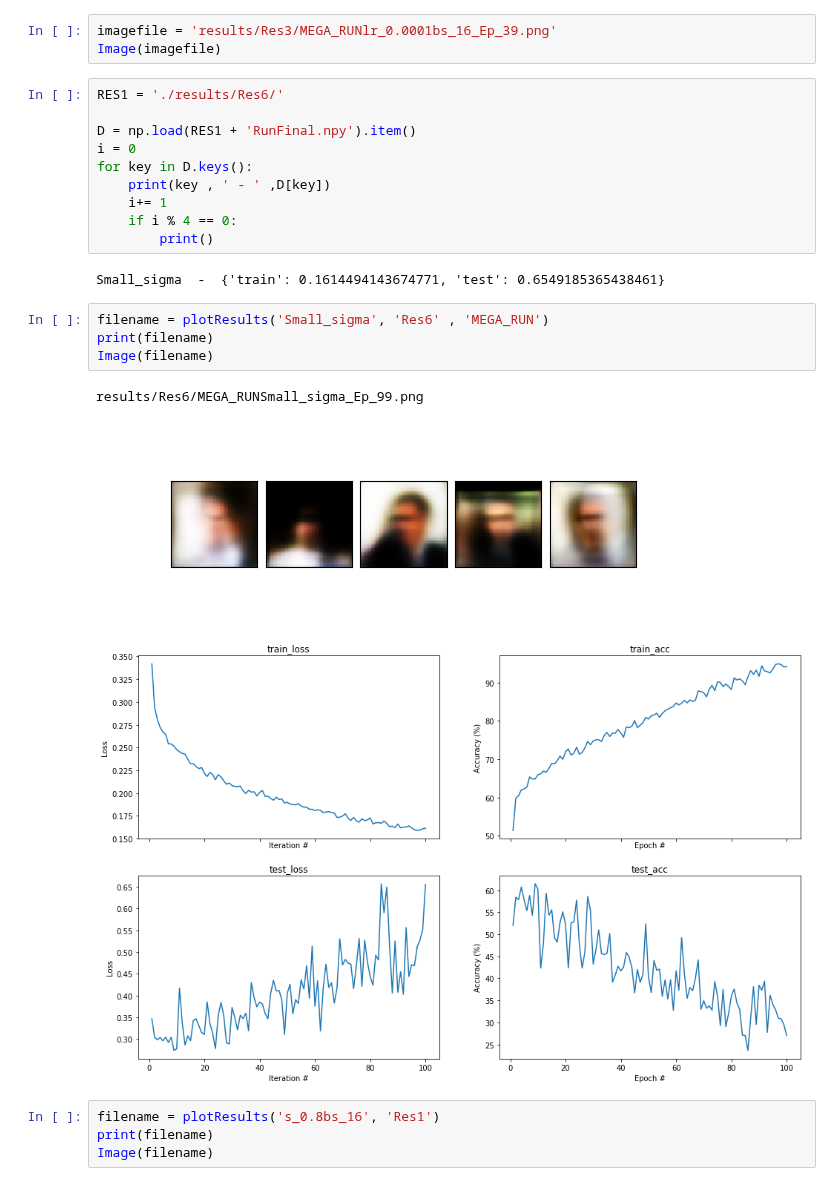
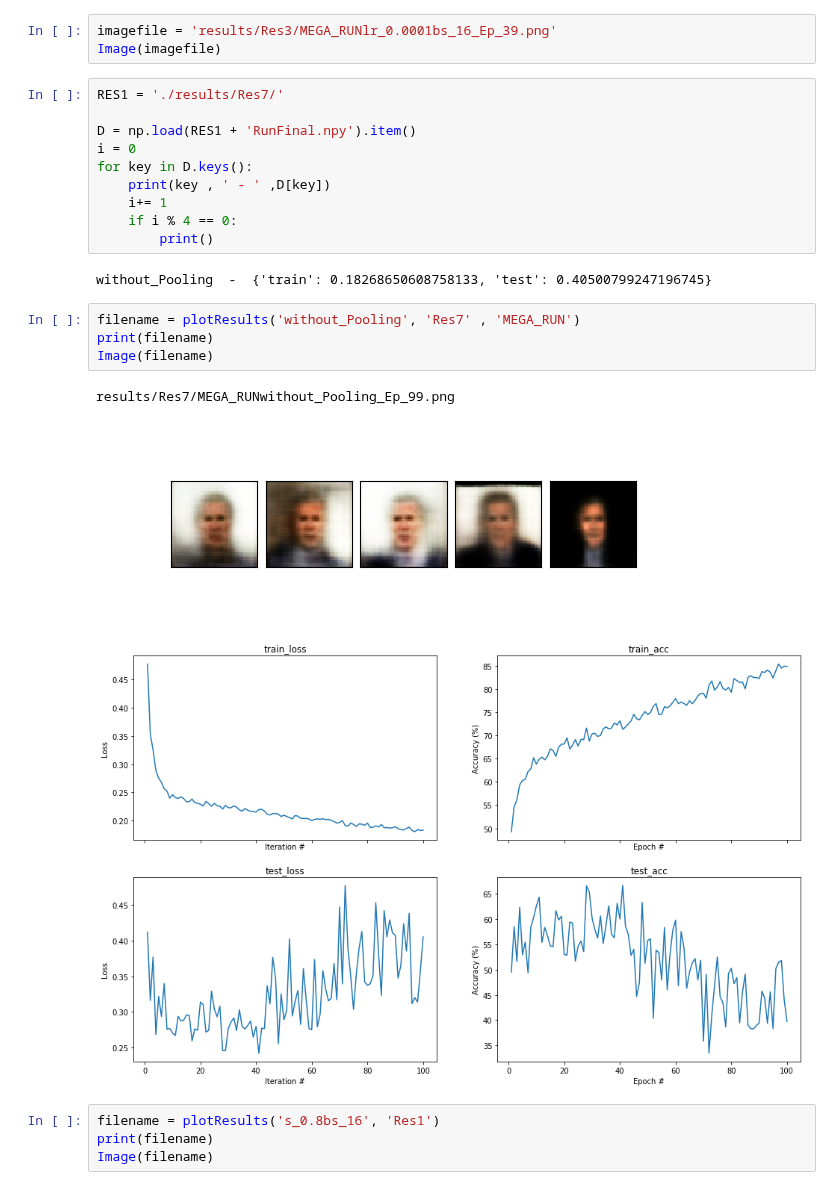
Before and after one commit to natsala13/cs236605-hw3, a Jupyter notebook: Part2_VAE.ipynb, the cells around one changed output. Drawn from its saved outputs; the diff is of its cells as text.

```diff
--- a/Part2_VAE.ipynb
+++ b/Part2_VAE.ipynb
@@ -533,7 +533,7 @@ def plotResults(description,RunName,init_name):
 imagefile = 'results/Res3/MEGA_RUNlr_0.0001bs_16_Ep_39.png'
 Image(imagefile)
 # %%
-RES1 = './results/Res6/'
+RES1 = './results/Res7/'
 
 D = np.load(RES1 + 'RunFinal.npy').item()
 i = 0
@@ -543,15 +543,15 @@ for key in D.keys():
     if i % 4 == 0:
         print()
 # %% [output]
-Small_sigma  -  {'train': 0.1614494143674771, 'test': 0.6549185365438461}
+without_Pooling  -  {'train': 0.18268650608758133, 'test': 0.40500799247196745}
 # %%
-filename = plotResults('Small_sigma', 'Res6' , 'MEGA_RUN')
+filename = plotResults('without_Pooling', 'Res7' , 'MEGA_RUN')
 print(filename)
 Image(filename)
 # %% [output]
-results/Res6/MEGA_RUNSmall_sigma_Ep_99.png
+results/Res7/MEGA_RUNwithout_Pooling_Ep_99.png
-[figure, old version]
+[figure, new version]
-[figure, old version]
+[figure, new version]
 # %%
 filename = plotResults('s_0.8bs_16', 'Res1')
 print(filename)
```
Also changed, not shown: parts of 1 cell of this notebook, 2 other files.
